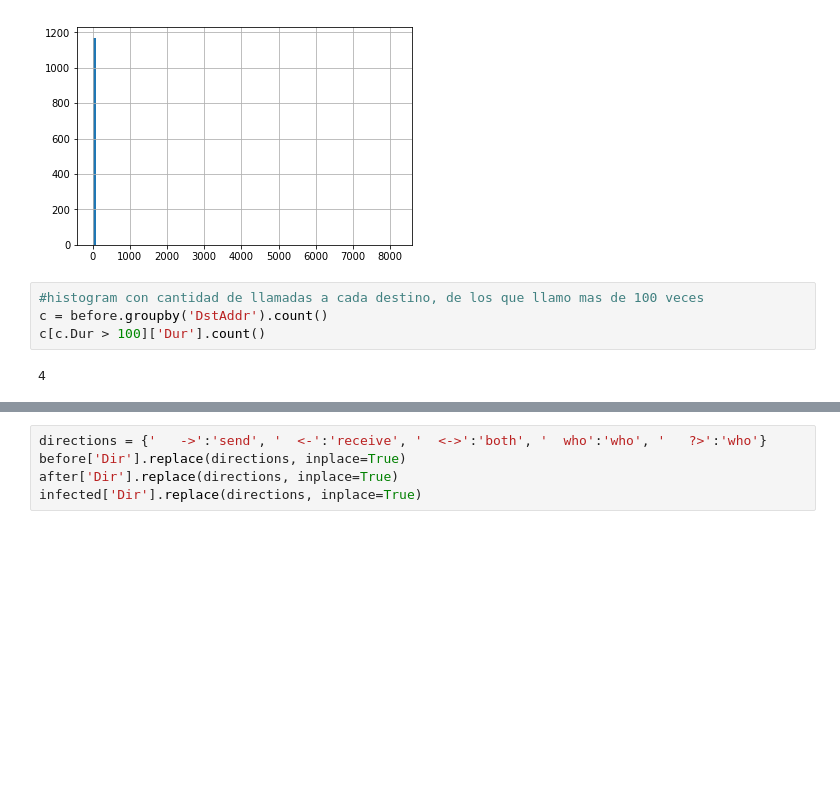
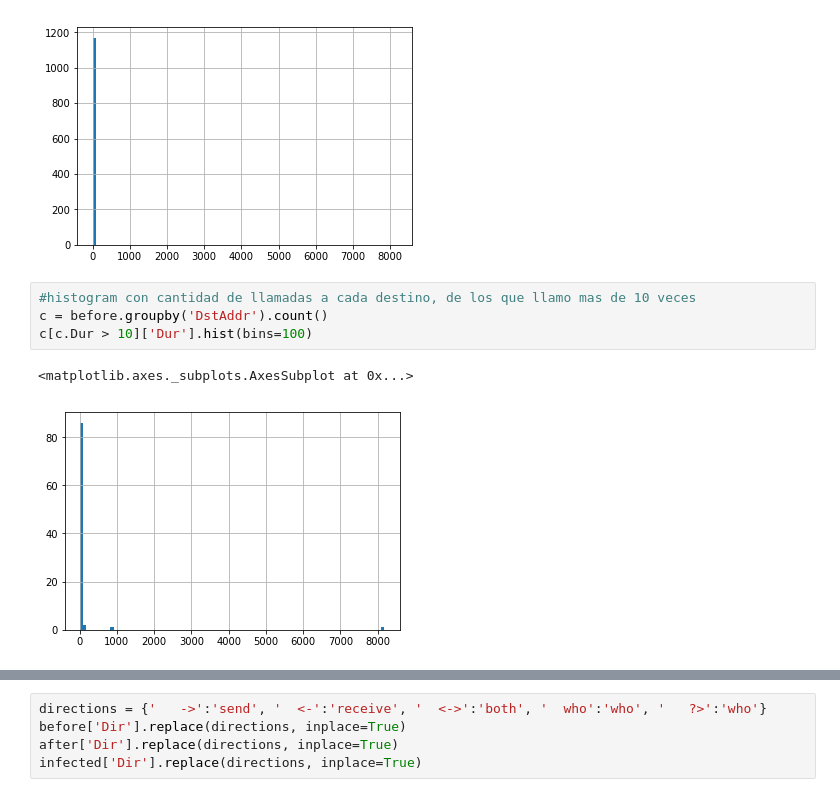
Before and after one commit to ferraresso/aid_bigdata, a Jupyter notebook: feature_eng.ipynb, the cells around one changed output, grey strips where cells are left out. Drawn from its saved outputs; the diff is of its cells as text; blank space fills up the shorter version.

```diff
--- a/feature_eng.ipynb
+++ b/feature_eng.ipynb
@@ -128,11 +132,12 @@ before.groupby('DstAddr').count()['Dur'].hist(bins=100)
 <matplotlib.axes._subplots.AxesSubplot at 0x...>
 [figure]
 # %%
-#histogram con cantidad de llamadas a cada destino, de los que llamo mas de 100 veces
+#histogram con cantidad de llamadas a cada destino, de los que llamo mas de 10 veces
 c = before.groupby('DstAddr').count()
-c[c.Dur > 100]['Dur'].count()
+c[c.Dur > 10]['Dur'].hist(bins=100)
 # %% [output]
-4
+<matplotlib.axes._subplots.AxesSubplot at 0x...>
+[figure, added]
 # %%
 after.groupby('Dir').count()
 # %% [output]
```
Also changed, not shown: parts of 2 cells of this notebook, 1 other file.
